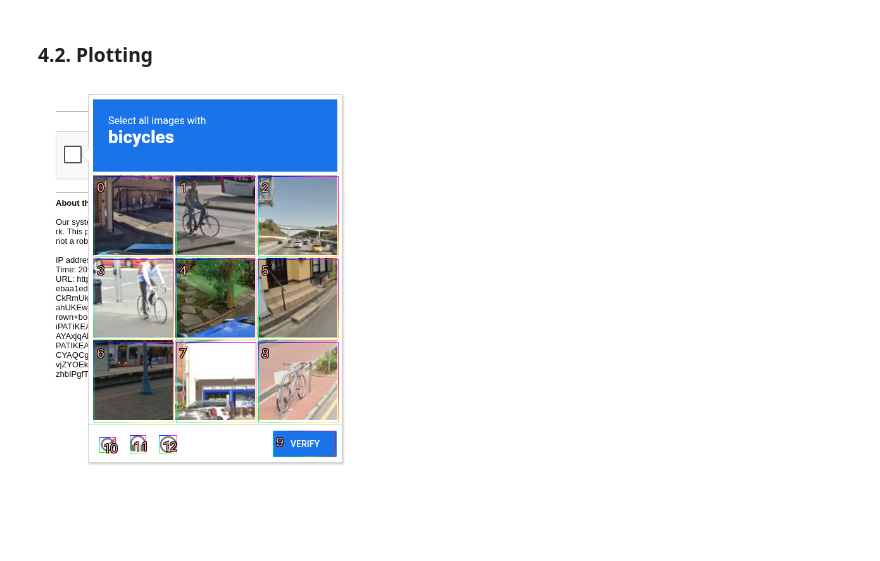
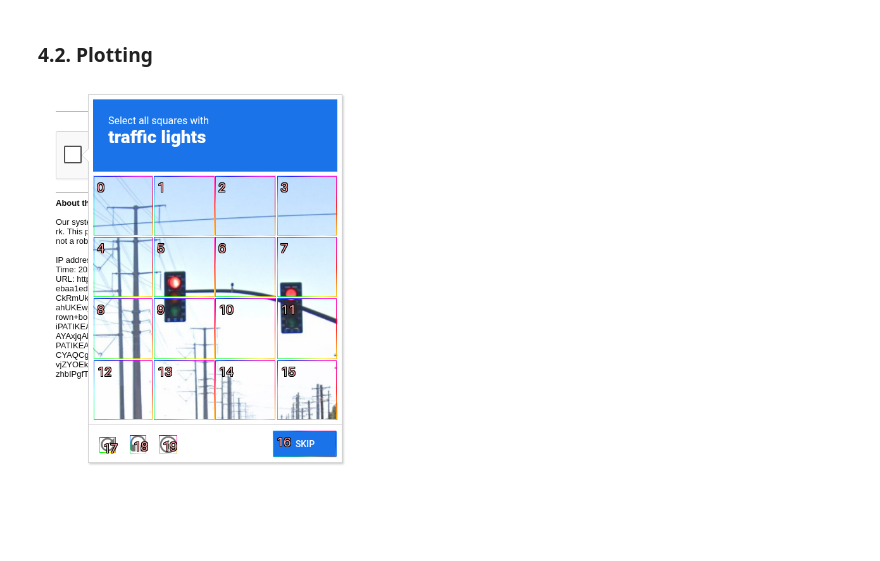
Before and after one commit to rezaho/MARSYS, a Jupyter notebook: test_graphical_control_browser.ipynb, the cells around one changed output. Saved outputs shown, nothing was run; the diff lists cells and outputs as text; code cells hidden in the pictures.

```diff
--- a/test_graphical_control_browser.ipynb
+++ b/test_graphical_control_browser.ipynb
@@ -642,10 +639,14 @@ batch_messages = [
         {"type": "image_url", "image_url": {"url": f"embedded-picture"}},
         {"type": "text", "text": "Output the coordinates of all interactable elements."}
     ],
-    # [
-    #     {"type": "image_url", "image_url": {"url": f"embedded-picture"}},
-    #     {"type": "text", "text": "Output the coordinates of all interactable elements."}
-    # ]
+    [
+        {"type": "image_url", "image_url": {"url": f"embedded-picture"}},
+        {"type": "text", "text": "Output the coordinates of all interactable elements."}
+    ],
+    [
+        {"type": "image_url", "image_url": {"url": f"embedded-picture"}},
+        {"type": "text", "text": "Output the coordinates of all interactable elements."}
+    ]
 ]
 
 # Run inference batch and print the bounding boxes.
@@ -965,8 +972,8 @@ def plot_bounding_boxes(
 ### 4.2. Plotting
 # %%
 image_with_boxes = plot_bounding_boxes(
-    ref_imgs[3], response_parsed, index_location="top_left", line_weight=1
+    ref_imgs[2], response_parsed[1], index_location="top_left", line_weight=1
 )
 display(image_with_boxes)
 # %% [output]
-[figure, old version]
+[figure, new version]
```
Also changed, not shown: parts of 3 cells of this notebook.
